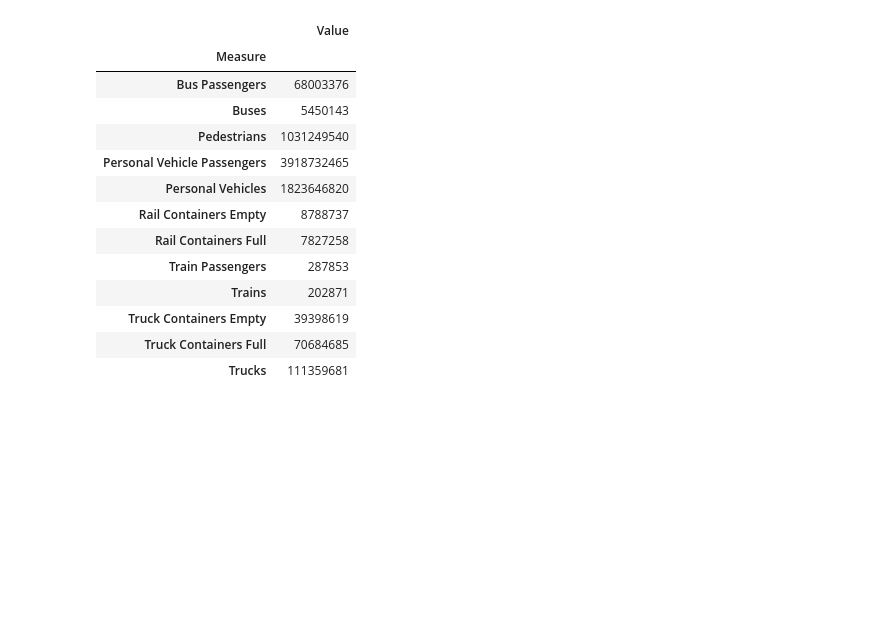
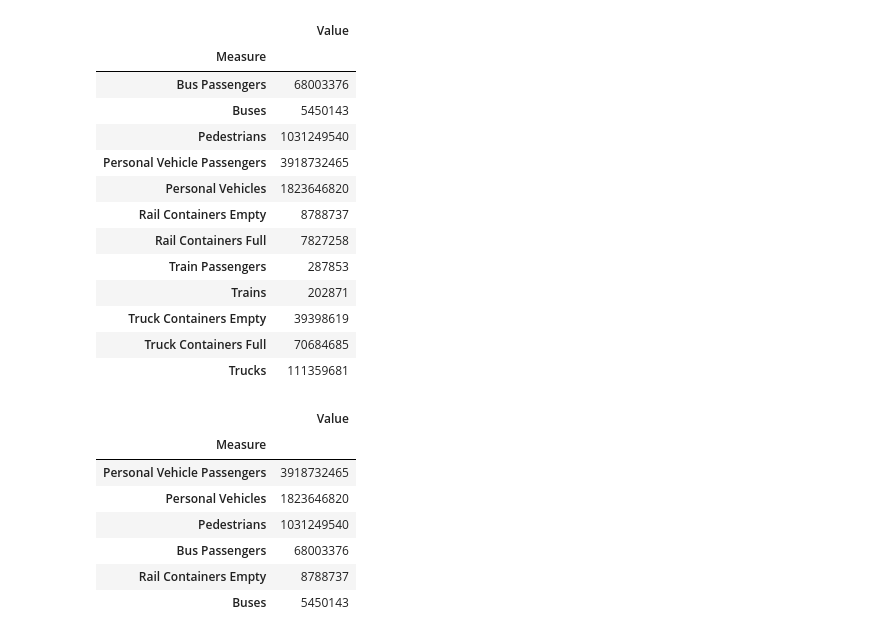
Before and after one commit to irwinmier96/Extra_Side_Projects, a Jupyter notebook: Border Crossings/us_mexico.ipynb, the cells around one changed output. Drawn from its saved outputs; the diff is of its cells as text; code cells hidden in the pictures; blank space fills up the shorter version.

```diff
--- a/Border Crossings/us_mexico.ipynb
+++ b/Border Crossings/us_mexico.ipynb
@@ -49,3 +49,18 @@ measure
 | Truck Containers Empty | 39398619 |
 | Truck Containers Full | 70684685 |
 | Trucks | 111359681 |
+# %%
+measure_top_6 = measure.head(6)
+measure_top_6 = measure_top_6.sort_values(ascending=False)
+measure_top_6 = pd.DataFrame(measure_top_6)
+
+measure_top_6
+# %% [output]
+|  | Value |
+| Measure |  |
+| Personal Vehicle Passengers | 3918732465 |
+| Personal Vehicles | 1823646820 |
+| Pedestrians | 1031249540 |
+| Bus Passengers | 68003376 |
+| Rail Containers Empty | 8788737 |
+| Buses | 5450143 |
```
Also changed, not shown: parts of 1 cell of this notebook.
